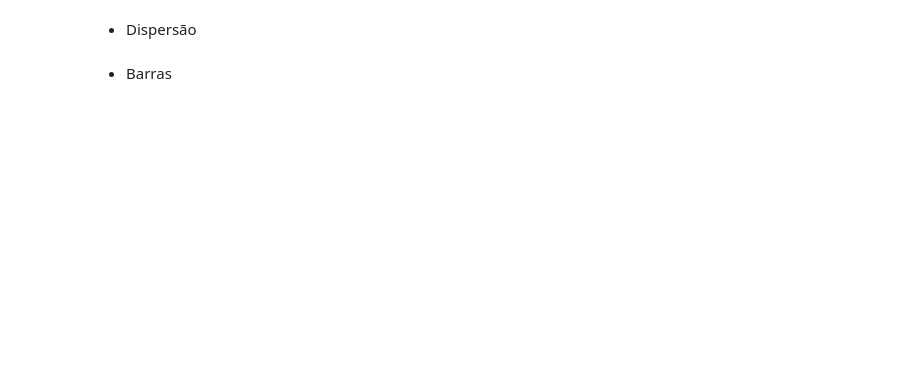
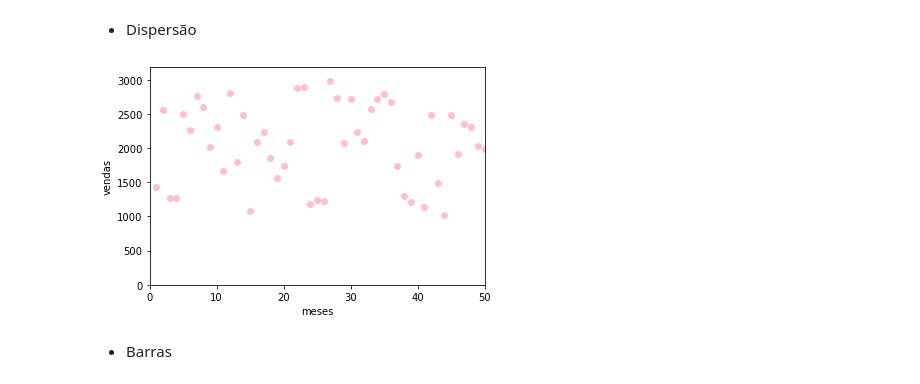
Before and after one commit to devvbie/Python-Impressionador, a Jupyter notebook: notebooks/20 - Exercícios - Módulos de gráficos.ipynb, the cells around one changed output. Cells and saved outputs as stored; diff of their text form; code cells hidden in the pictures; blank space fills up the shorter version.

```diff
--- a/notebooks/20 - Exercícios - Módulos de gráficos.ipynb
+++ b/notebooks/20 - Exercícios - Módulos de gráficos.ipynb
@@ -22,4 +76,19 @@ meses = np.arange(1, 51)
 # %% [markdown]
 - Dispersão
+# %%
+#editando o tamanho e a cor da linha - quais parâmetros posso editar?
+import numpy as np
+import matplotlib.pyplot as plt
+
+vendas = np.random.randint(1000, 3000, 50) #gera 50(qtd de numeros gerados) inteiros entre 1000 (min) e 3000 (max)
+meses = np.arange(1, 51)
+
+plt.scatter(meses, vendas, color='pink')
+plt.axis([0, 50, 0, max(vendas)+200])
+plt.xlabel('meses')
+plt.ylabel('vendas')
+plt.show()
+# %% [output]
+[figure, added]
 # %% [markdown]
 - Barras
```
Also changed, not shown: parts of 6 cells of this notebook, 3 other files.
